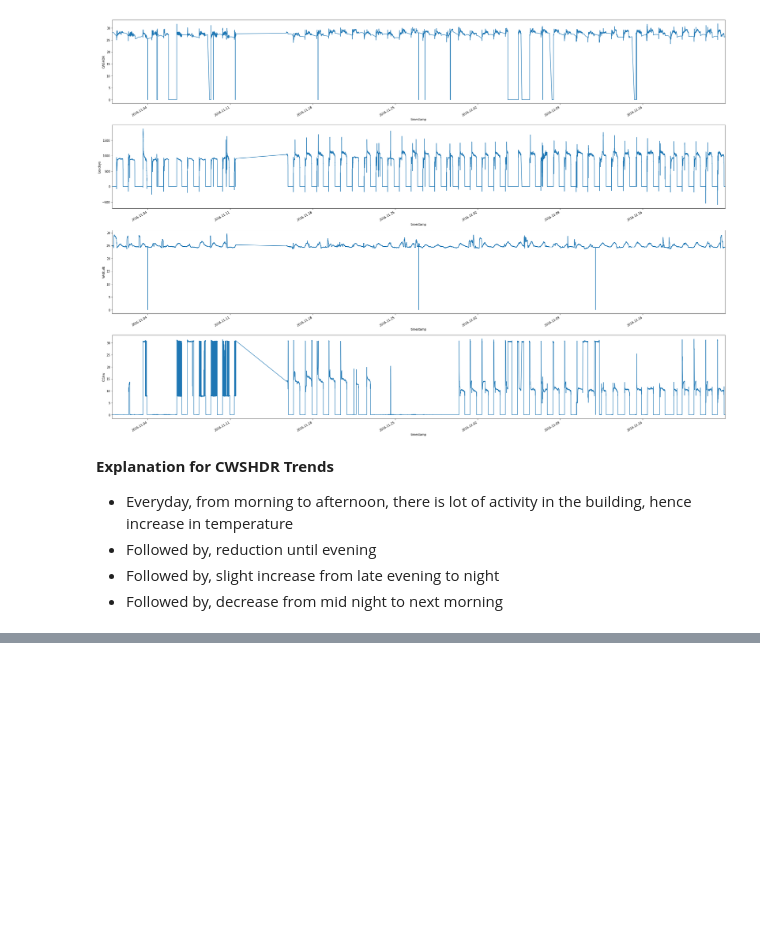
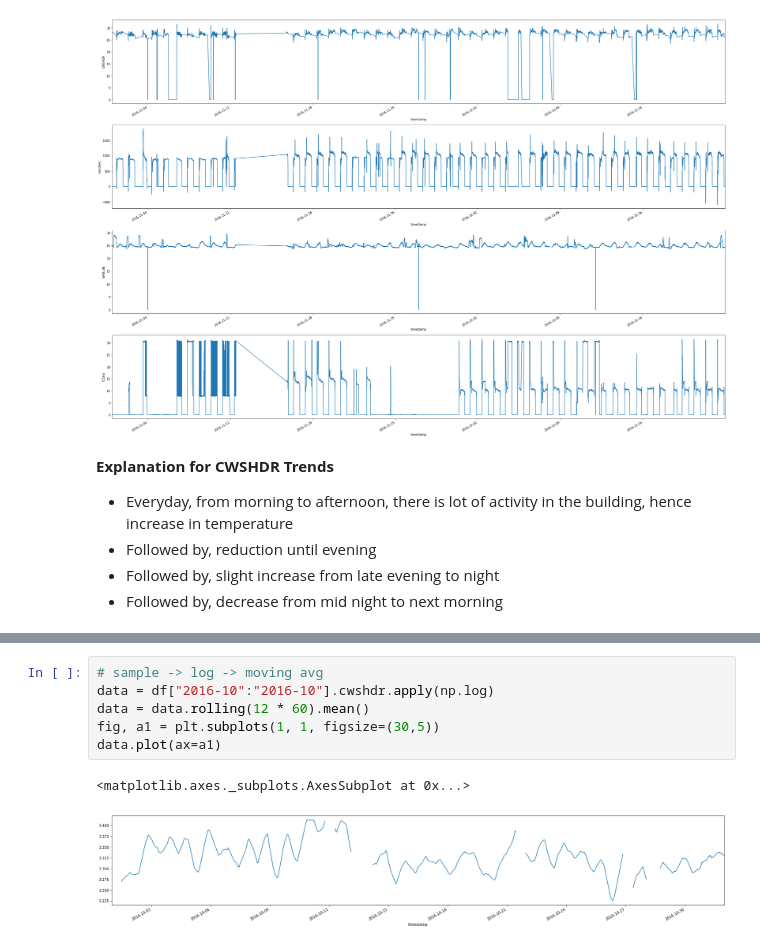
Before and after one commit to MiachelGu/chiller-plants, a Jupyter notebook: notebooks/Playground.ipynb, the cells around one changed output, grey strips where cells are left out. Saved outputs shown, nothing was run; the diff lists cells and outputs as text; blank space fills up the shorter version.

```diff
--- a/notebooks/Playground.ipynb
+++ b/notebooks/Playground.ipynb
@@ -151,0 +221,9 @@ f.tight_layout()
+# %%
+# sample -> log -> moving avg
+data = df["2016-10":"2016-10"].cwshdr.apply(np.log)
+data = data.rolling(12 * 60).mean()
+fig, a1 = plt.subplots(1, 1, figsize=(30,5))
+data.plot(ax=a1)
+# %% [output]
+<matplotlib.axes._subplots.AxesSubplot at 0x...>
+[figure, added]
```
Also changed, not shown: parts of 11 cells of this notebook, 1 other file.
